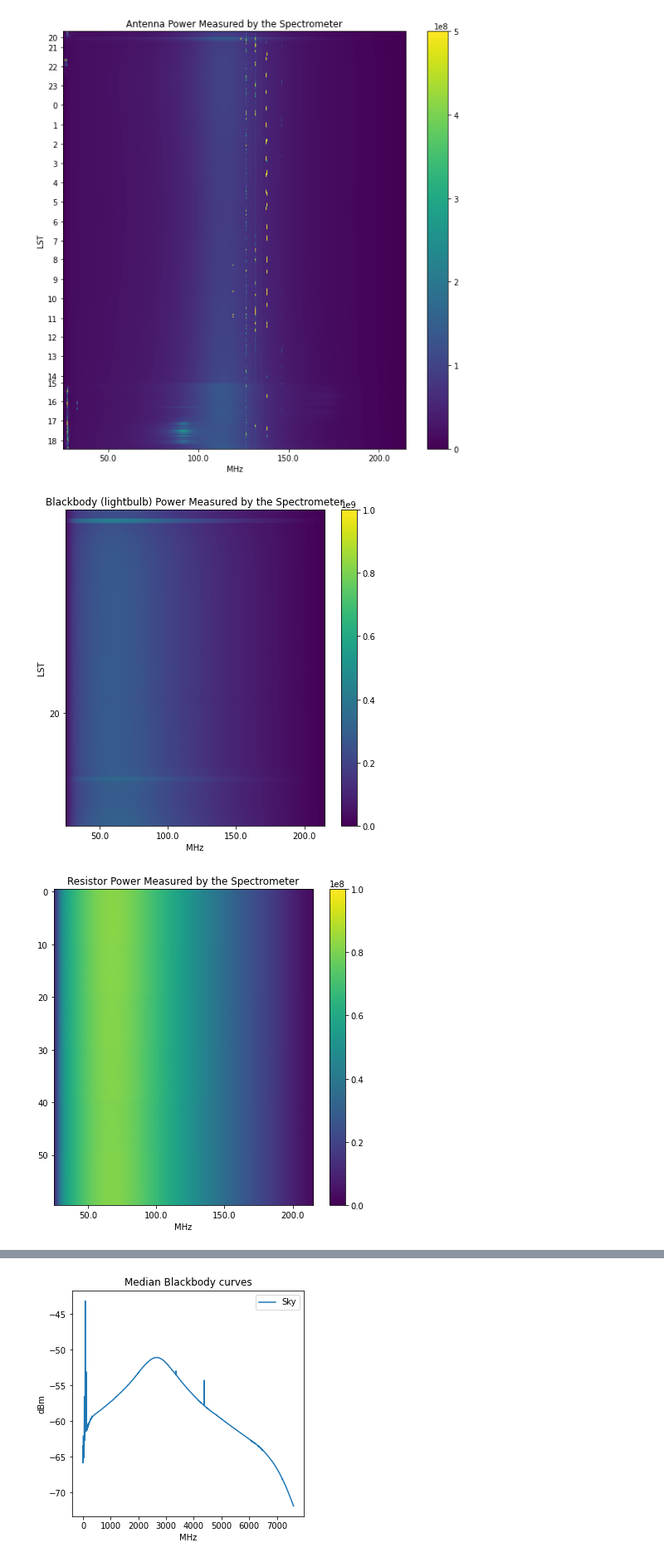
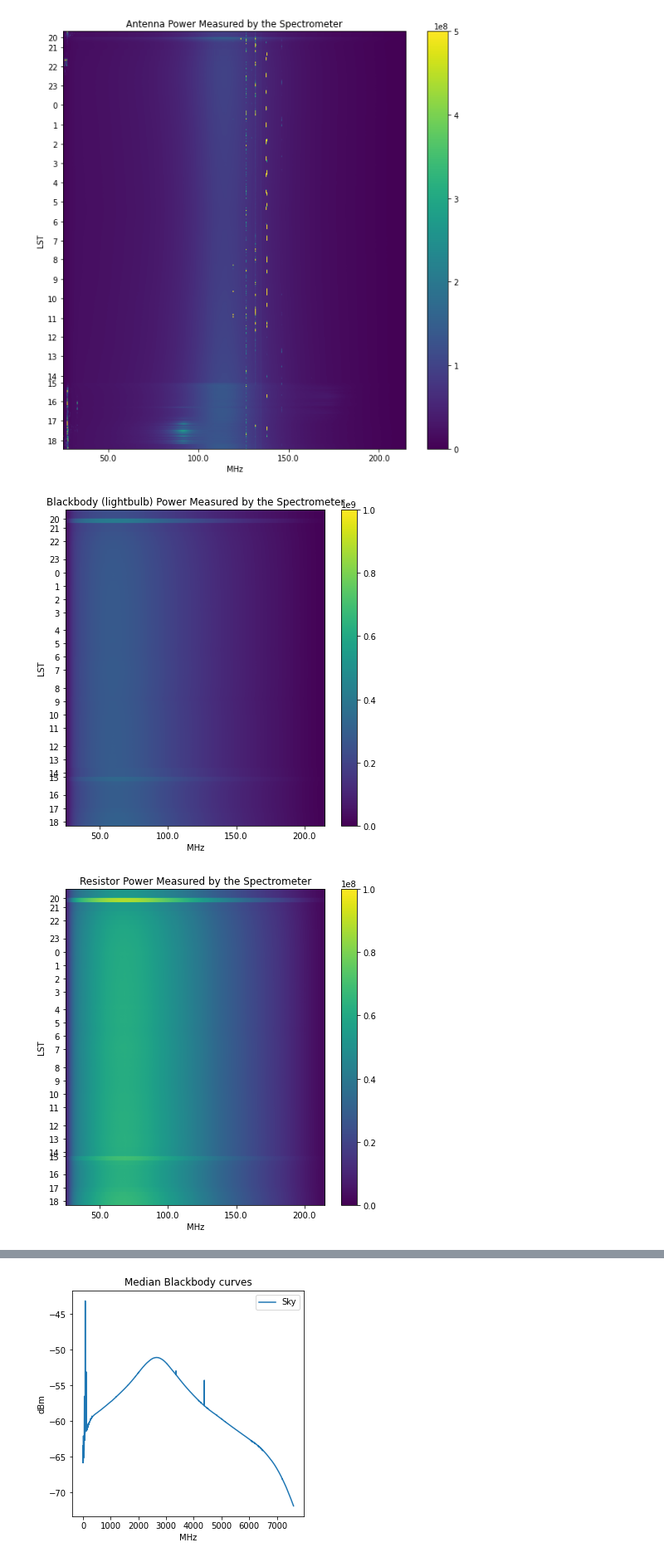
Before and after one commit to alhosani-abdulla/Highz-EXP, a Jupyter notebook: notebooks/data_pipeline.ipynb, the cells around one changed output, grey strips where cells are left out. Shown at 83% size. Cells and saved outputs as stored; diff of their text form; code cells hidden in the pictures.

```diff
--- a/notebooks/data_pipeline.ipynb
+++ b/notebooks/data_pipeline.ipynb
@@ -287,7 +291,8 @@ state_map = {
 containers = {name: [] for name in state_map.values()}
 
 for file in sorted(data_folder.rglob("*/*.npy")):
-    if file.name.startswith("._"):
+    if file.name.startswith("._"
+
         continue
     data = np.load(file, allow_pickle=True).item()
     # determine which state this file corresponds to once per file
@@ -368,7 +383,7 @@ frequency ticks: [1000 3000 5000 7000]
 frequency labels: [ 50. 100. 150. 200.]
 # %%
 # obtain the timestamp ticks (yticks) for plotting
-def sidereal_hours_from_utcs(utc_list, longitude=test_site_location.lon) -> np.array:
+def sidereal_hours_from_utcs(utc_list, longitude=test_site_location.lon):
     """Convert a list of UTC datetime objects to sidereal hours at the given longitude.
      Args:
          utc_list (list): List of UTC datetime objects.
@@ -392,7 +407,10 @@ plot_timestamp_tick_idx, plot_timestamp_tick_labels = plot_ticks_from_hours(ante
 
 # blackbody ticks (if you want separate ticks)
 blackbody_lst_hours = sidereal_hours_from_utcs(blackbody_utc_timestamps)
+resistor_lst_hours = sidereal_hours_from_utcs(resistor_utc_timestamps)
+
 plot_timestamp_tick_idx_blackbody, plot_timestamp_tick_labels_blackbody = plot_ticks_from_hours(blackbody_lst_hours)
+plot_timestamp_tick_idx_resistor, plot_timestamp_tick_labels_resistor = plot_ticks_from_hours(resistor_lst_hours)
 
 print(f"timestamp ticks: {plot_timestamp_tick_idx}")
 print(f"timestamp labels: {plot_timestamp_tick_labels}")
@@ -412,26 +434,26 @@ _ = plt.colorbar()
 plt.figure(1, figsize=(7,7), facecolor='white')
 plt.xticks(ticks=plot_frequency_tick_idx, labels=plot_frequency_tick_labels)
 plt.xlabel("MHz")
-plt.yticks(ticks=plot_timestamp_tick_idx, labels=plot_timestamp_tick_labels)
+plt.yticks(ticks=plot_timestamp_tick_idx_blackbody, labels=plot_timestamp_tick_labels_blackbody)
 plt.ylabel("LST")
 plt.title("Blackbody (lightbulb) Power Measured by the Spectrometer")
 
 plt.imshow(spectrometer_blackbody_power, vmin=0, vmax=1e9, aspect="auto")
 _ = plt.colorbar()
 # %% [output]
-[figure, old version]
+[figure, new version]
 # %%
 plt.figure(1, figsize=(7,7), facecolor='white')
 plt.xticks(ticks=plot_frequency_tick_idx, labels=plot_frequency_tick_labels)
 plt.xlabel("MHz")
-#plt.yticks(ticks=plot_timestamp_tick_idx, labels=plot_timestamp_tick_labels)
-#plt.ylabel("LST")
+plt.yticks(ticks=plot_timestamp_tick_idx_resistor, labels=plot_timestamp_tick_labels_resistor)
+plt.ylabel("LST")
 plt.title("Resistor Power Measured by the Spectrometer")
 
 plt.imshow(spectrometer_resistor_power, vmin=0, vmax=1e8, aspect="auto")
 _ = plt.colorbar()
 # %% [output]
-[figure, old version]
+[figure, new version]
 # %%
 def rfi_removal(data, threshold=3, median_filter_window=40, passes=3):
 
```
Also changed, not shown: parts of 5 cells of this notebook, 1 other file.
